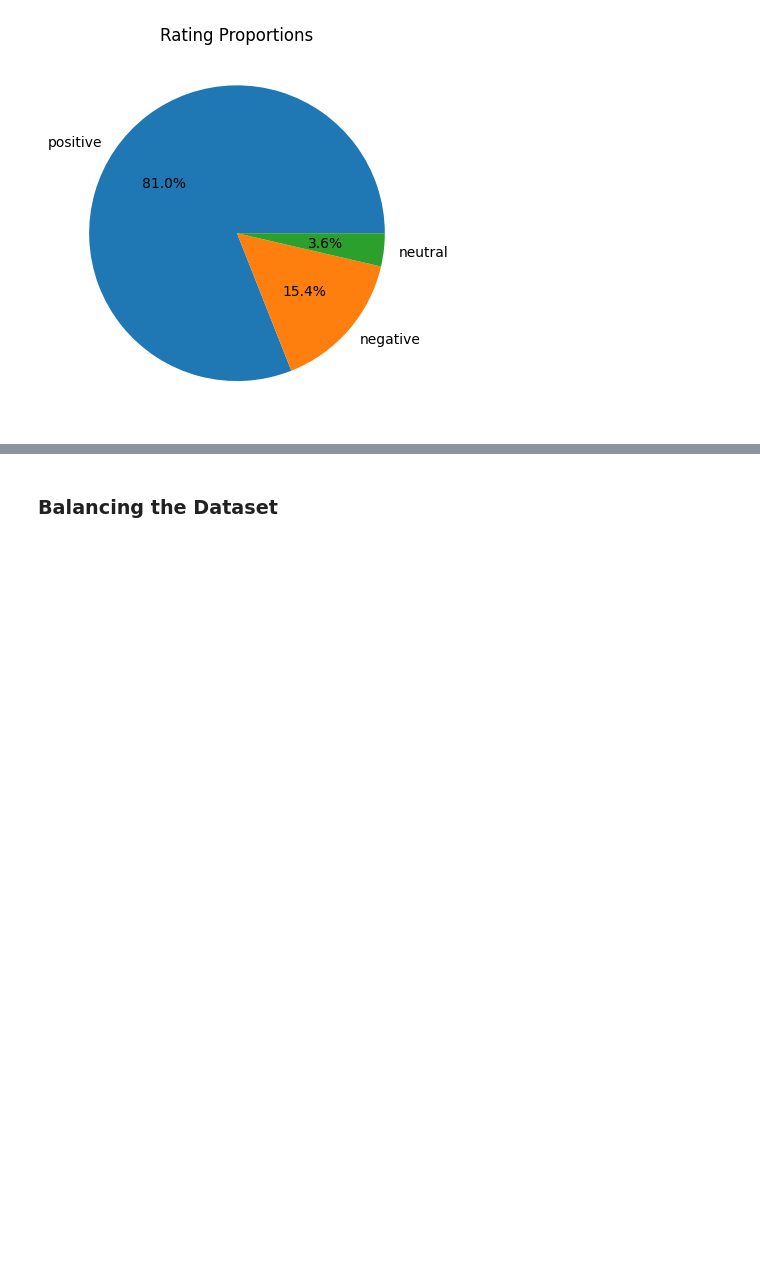
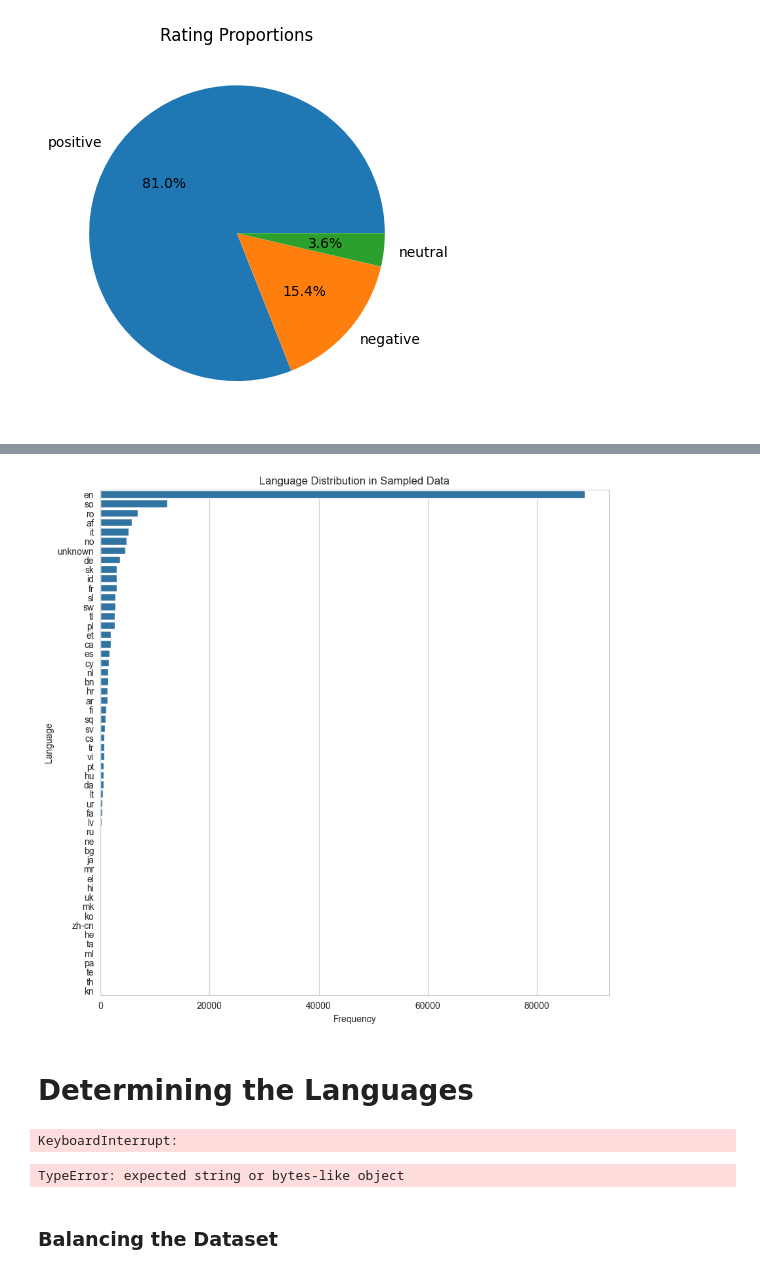
Before and after one commit to bbell1988/tiktok_reviews, a Jupyter notebook: data_cleaning.ipynb, the cells around one changed output, grey strips where cells are left out. Saved outputs shown, nothing was run; the diff lists cells and outputs as text; code cells hidden in the pictures; blank space fills up the shorter version.

Commit message:
created dist of languages

```diff
--- a/data_cleaning.ipynb
+++ b/data_cleaning.ipynb
@@ -30,0 +65,3 @@ plt.show()
+# %%
+# dropping na values from review_text column
+df.dropna(subset=['review_text'], inplace=True)
@@ -30,0 +70,7 @@ plt.show()
+# %%
+# determine the languages used in the text
+import pandas as pd
+
+# Assuming your data is in a DataFrame called 'df' and the column of interest is 'text_column'
+sample_size = 0.05  # 5% of the dataset
+sampled_df = df.sample(frac=sample_size)
@@ -30,0 +87,2 @@ plt.show()
+# %%
+sampled_df['detected_language'] = sampled_df['review_text'].apply(detect_language)
@@ -30,0 +96,28 @@ plt.show()
+# %%
+import matplotlib.pyplot as plt
+import seaborn as sns
+
+language_distribution = sampled_df['detected_language'].value_counts()
+
+# Set the aesthetic style of the plots
+sns.set_style("whitegrid")
+
+# Create a bar plot
+plt.figure(figsize=(10, 10))
+language_plot = sns.barplot(x=language_distribution.values, y=language_distribution.index)
+
+# Add labels and title
+plt.xlabel('Frequency')
+plt.ylabel('Language')
+plt.title('Language Distribution in Sampled Data')
+
+# Show the plot
+plt.show()
+# %% [output]
+[figure, added]
+# %% [markdown]
+# Determining the Languages
+# %%
+df['language'] = process_in_batches(df, detect_language, batch_size=100000)
+# %% [output]
+KeyboardInterrupt:
@@ -31,3 +126,7 @@ plt.show()
+# %%
+df['language'] = df['review_text'].apply(detect_language)
+# %% [output]
+TypeError: expected string or bytes-like object
 # %% [markdown]
 ### Balancing the Dataset
 # %%
```
Also changed, not shown: parts of 7 cells of this notebook, 1 other file.
